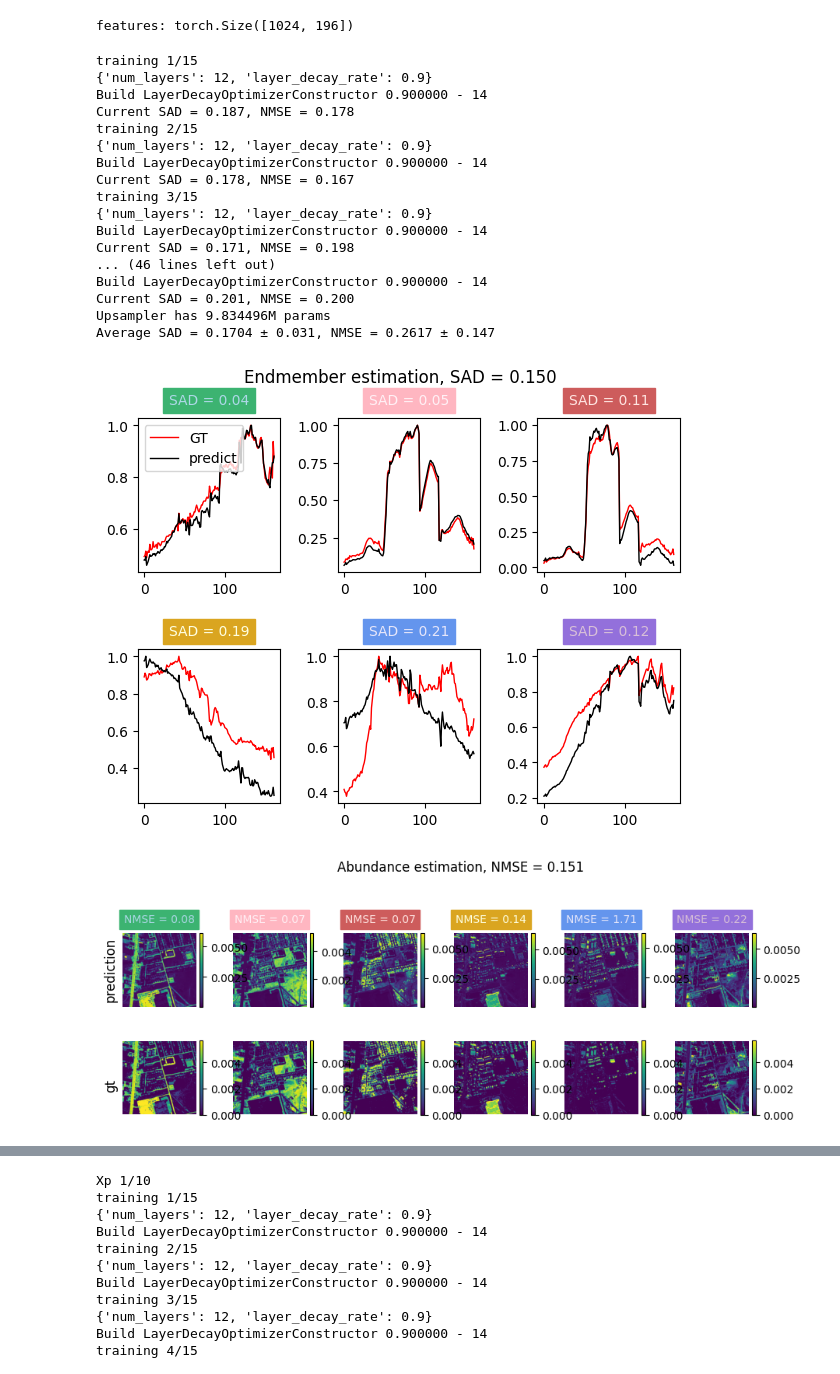
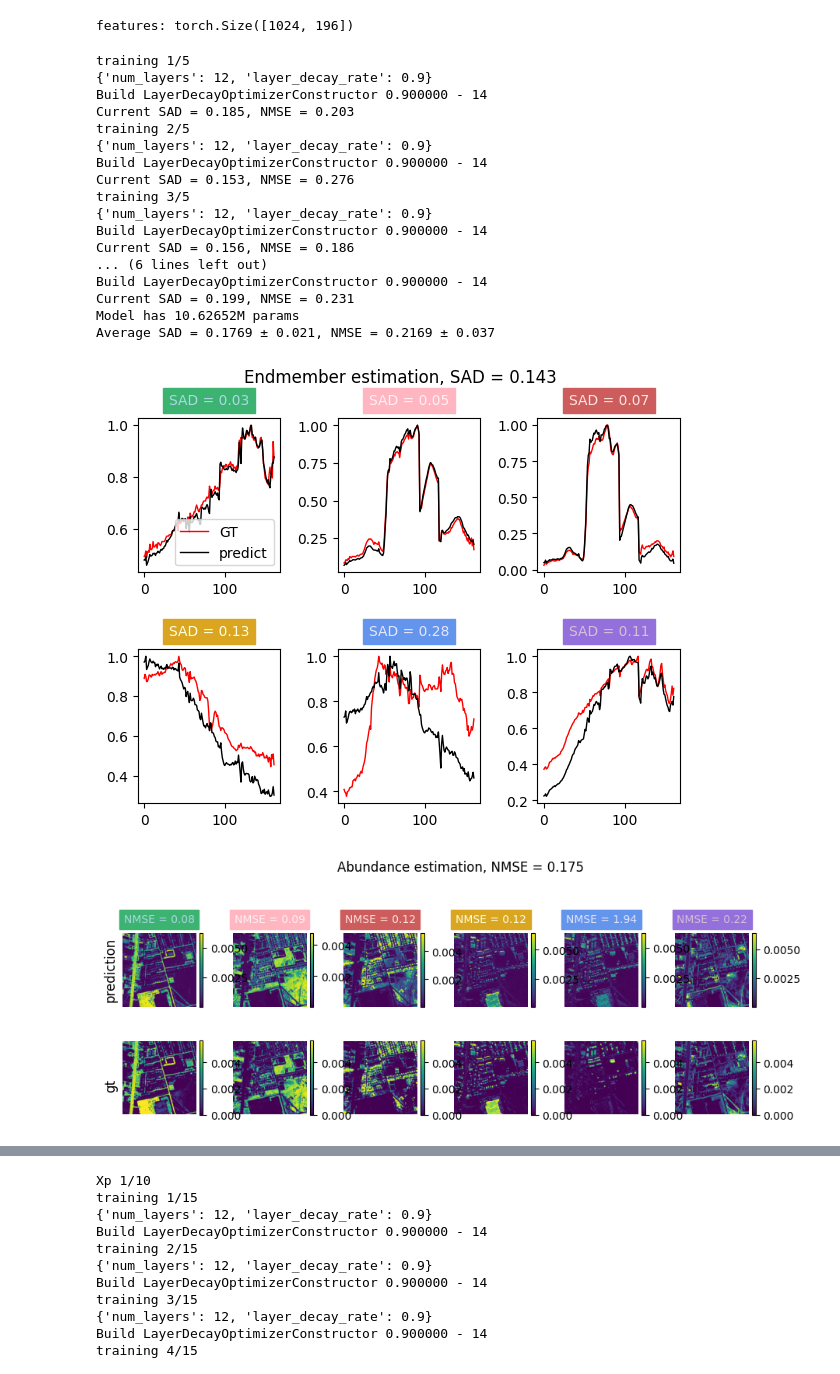
Before and after one commit to edabier/SS-HSU_benchmark, a Jupyter notebook: fm_unmixing.ipynb, the cells around one changed output, grey strips where cells are left out. Cells and saved outputs as stored; diff of their text form; code cells hidden in the pictures.

```diff
--- a/fm_unmixing.ipynb
+++ b/fm_unmixing.ipynb
@@ -80,7 +80,7 @@ features: torch.Size([1024, 196])
 # %%
 """Linear upsampling of feature"""
 
-n_xp = 15
+n_xp = 5
 mses, sads = [], []
 E_hats, A_hats = torch.zeros(n_xp, B, c), torch.zeros(n_xp, c, new_H, new_H)
 loader, _, _ = utils.create_dataloader(dataset, patch_size=H, dev=dev, path=global_path)
@@ -90,7 +90,7 @@ downsample = nn.AdaptiveAvgPool2d((alpha, alpha))
 for i in range(n_xp):
     print(f"training {i+1}/{n_xp}")
 
-    model = unmx.UnmixingFromFeatures(D=D, alpha=alpha, H=new_H, B=B, c=c, upsampler="Linear", n_features=1)
+    model = unmx.UnmixingFromFeatures(D=D, alpha=alpha, H=new_H, B=B, c=c, upsampler="Linear", n_features=1, kernel_size=1)
     model.apply(model.weights_init)
     model = models.init_decoder_weights(model, Y_init_f/Y_init_f.max(), c, is_unmixer=True)
 
@@ -131,43 +131,43 @@ for i in range(n_xp):
     with torch.no_grad():
 
         _, features = rsfm.extract_f(fm, Y_n, new_H, wavelengths)
         Y_fm, A_init_fm = rsfm.reshape_Y("DOFA", Y, new_H, A_init)
         # features = rsfm.debias_features(utils.oneD_to_2d(features), fm, B, new_H, wavelengths).flatten(1)
         E_hat, A_hat, _ = model(features, Y_fm)
         # E_hat, A_hat, A_init_fm = TTA(model, fm, Y, new_H, wavelengths, A_init)
         upsampled_features[i] = utils.oneD_to_2d(model.upsample(features))
         # upsampled_features[i] = model.upsample(utils.oneD_to_2d(features).unsqueeze(0), Y_fm)
 
         sad, _, mse = plots.compute_metrics_and_plot(E_hat, A_hat, A_init_fm, E_init, normalize_E=True, normalize_A=True, return_results=True, plot_E=False, plot_A=False)
         print(f"Current SAD = {format(sad, '.3f')}, NMSE = {format(mse, '.3f')}")
         mses.append(mse)
         sads.append(sad)
 
     E_hats[i] = E_hat
     A_hats[i] = A_hat.squeeze(0)
 
 E_hat_m = torch.mean(E_hats, dim=0)
 A_hat_m = torch.mean(A_hats, dim=0)
 sad, _, mse = plots.compute_metrics_and_plot(E_hat_m, A_hat_m, A_init_fm, E_init, normalize_E=True, normalize_A=True, return_results=True)
-print(f"Upsampler has {sum(p.numel() for p in model.upsample.parameters() if p.requires_grad)/1e6}M params")
+print(f"Model has {sum(p.numel() for p in model.parameters() if p.requires_grad)/1e6}M params")
 print(f"Average SAD = {format(torch.mean(torch.tensor(sads)), '.4f')} ± {format(torch.std(torch.tensor(sads)), '.3f')}, NMSE = {format(torch.mean(torch.tensor(mses)), '.4f')} ± {format(torch.std(torch.tensor(mses)), '.3f')}")
 # %% [output]
-training 1/15
+training 1/5
 {'num_layers': 12, 'layer_decay_rate': 0.9}
 Build LayerDecayOptimizerConstructor 0.900000 - 14
-Current SAD = 0.187, NMSE = 0.178
-training 2/15
+Current SAD = 0.185, NMSE = 0.203
+training 2/5
 {'num_layers': 12, 'layer_decay_rate': 0.9}
 Build LayerDecayOptimizerConstructor 0.900000 - 14
-Current SAD = 0.178, NMSE = 0.167
-training 3/15
+Current SAD = 0.153, NMSE = 0.276
+training 3/5
 {'num_layers': 12, 'layer_decay_rate': 0.9}
 Build LayerDecayOptimizerConstructor 0.900000 - 14
-Current SAD = 0.171, NMSE = 0.198
-... (46 lines left out)
+Current SAD = 0.156, NMSE = 0.186
+... (6 lines left out)
 Build LayerDecayOptimizerConstructor 0.900000 - 14
-Current SAD = 0.201, NMSE = 0.200
-Upsampler has 9.834496M params
-Average SAD = 0.1704 ± 0.031, NMSE = 0.2617 ± 0.147
+Current SAD = 0.199, NMSE = 0.231
+Model has 10.62652M params
+Average SAD = 0.1769 ± 0.021, NMSE = 0.2169 ± 0.037
-[figure, old version]
+[figure, new version]
-[figure, old version]
+[figure, new version]
```
Also changed, not shown: parts of 5 cells of this notebook, 12 other files.
